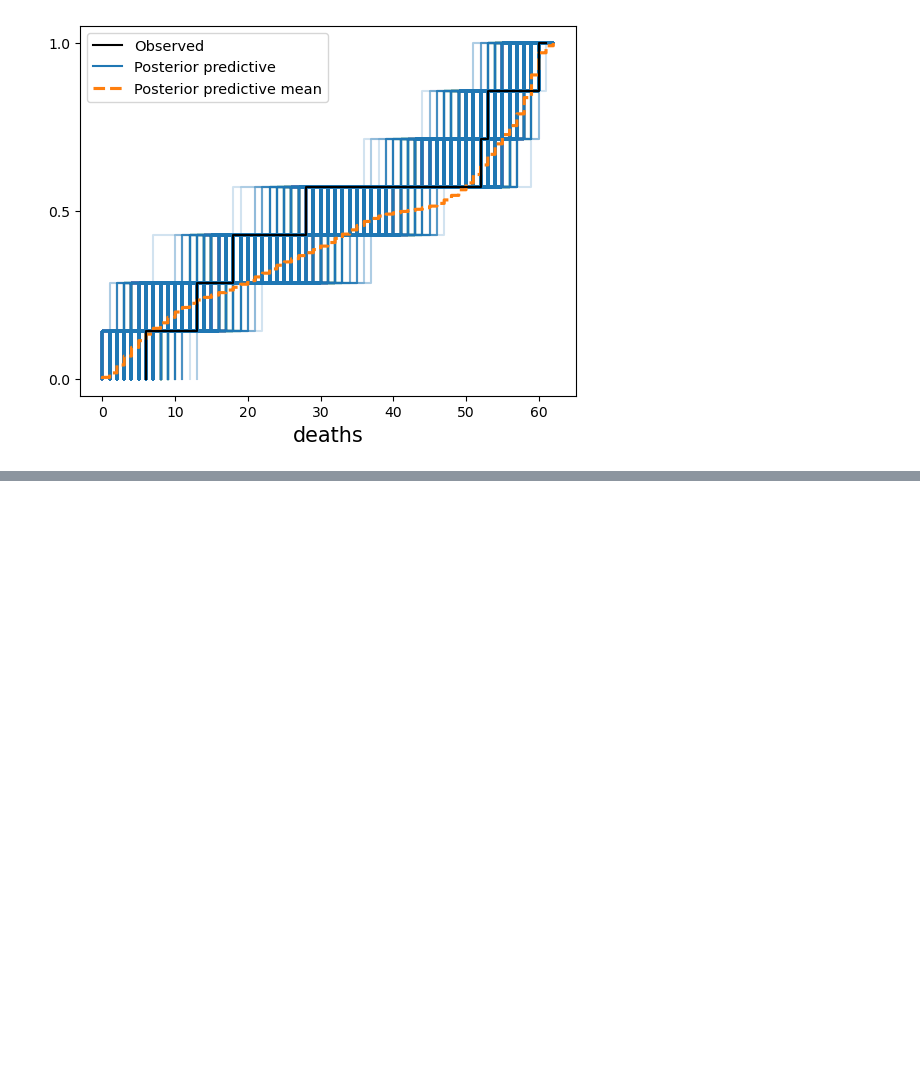
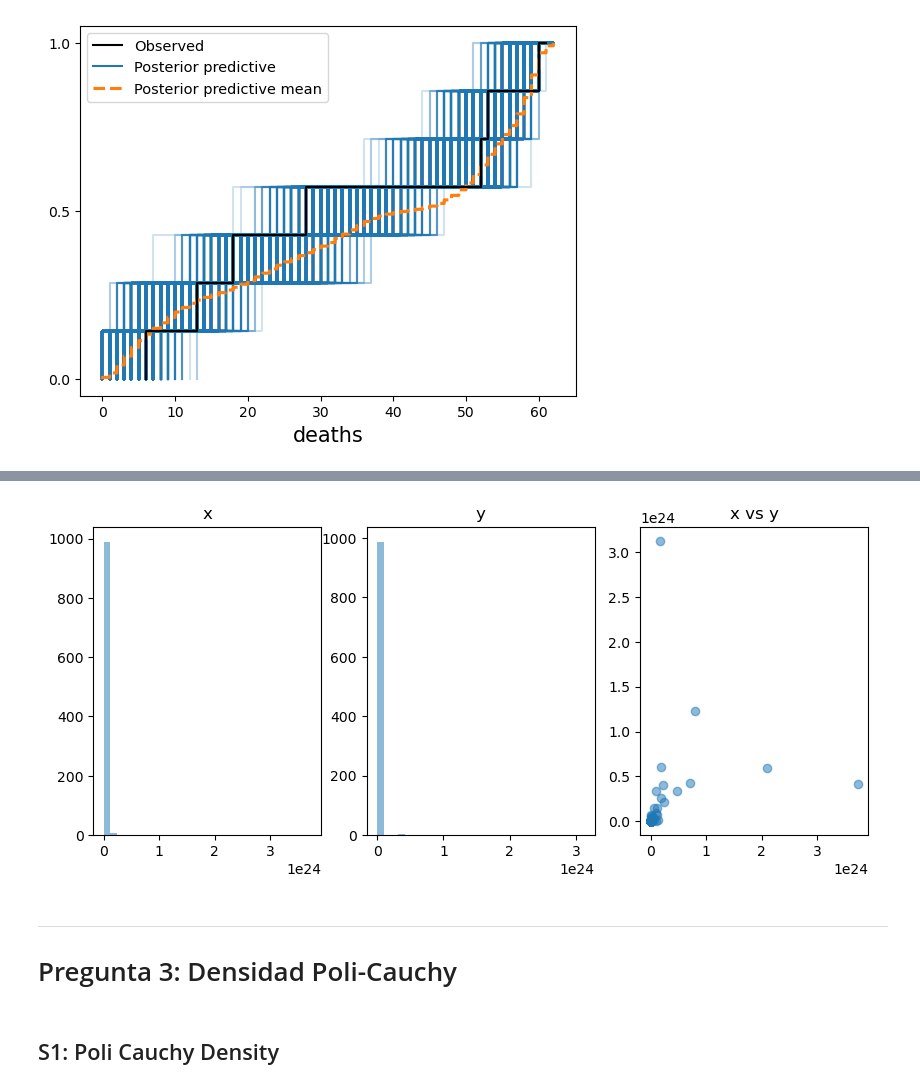
Before and after one commit to romanAVJ/glm-mds, a Jupyter notebook: homework/hw4/hw4.ipynb, the cells around one changed output, grey strips where cells are left out. Drawn from its saved outputs; the diff is of its cells as text; code cells hidden in the pictures; blank space fills up the shorter version.

```diff
--- a/homework/hw4/hw4.ipynb
+++ b/homework/hw4/hw4.ipynb
@@ -178,0 +251,4 @@ az.plot_ppc(post_checks, data_pairs={'deaths': 'deaths'}, kind='cumulative')
+# %%
+# sample when B = 10
+xy_gibbs_sampling = gibbs_sampling_trunc_exp(n=1000, B=np.inf)
+xy_gibbs_sampling
@@ -178,0 +263,19 @@ az.plot_ppc(post_checks, data_pairs={'deaths': 'deaths'}, kind='cumulative')
+# %%
+# plot histogram of x and y
+fig, ax = plt.subplots(1, 3, figsize=(10, 4))
+# x histogram
+ax[0].hist(xy_gibbs_sampling[:, 0], bins=30, alpha=0.5)
+ax[0].set_title('x')
+# y histogram
+ax[1].hist(xy_gibbs_sampling[:, 1], bins=30, alpha=0.5)
+ax[1].set_title('y')
+# scatter plot x vs y
+ax[2].scatter(xy_gibbs_sampling[:, 0], xy_gibbs_sampling[:, 1], alpha=0.5)
+ax[2].set_title('x vs y')
+# show plot
+plt.show()
+# %% [output]
+[figure, added]
+# %% [markdown]
+---
+# Pregunta 3: Densidad Poli-Cauchy
@@ -178,0 +284,2 @@ az.plot_ppc(post_checks, data_pairs={'deaths': 'deaths'}, kind='cumulative')
+# %% [markdown]
+## S1: Poli Cauchy Density
```
Also changed, not shown: parts of 61 cells of this notebook, 1 other file.
